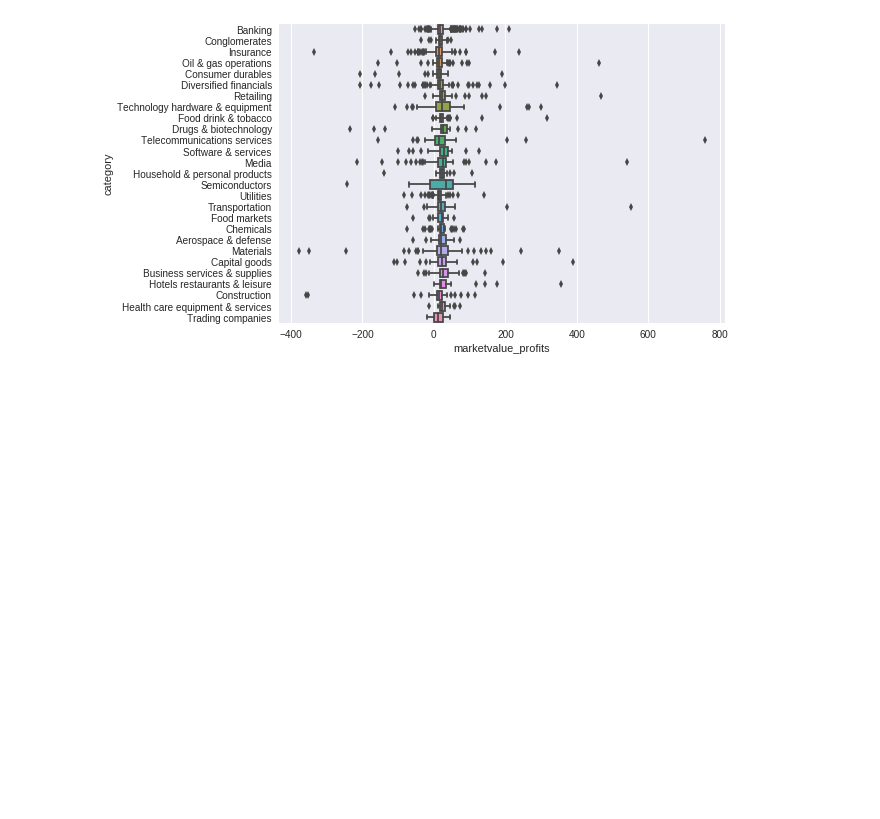
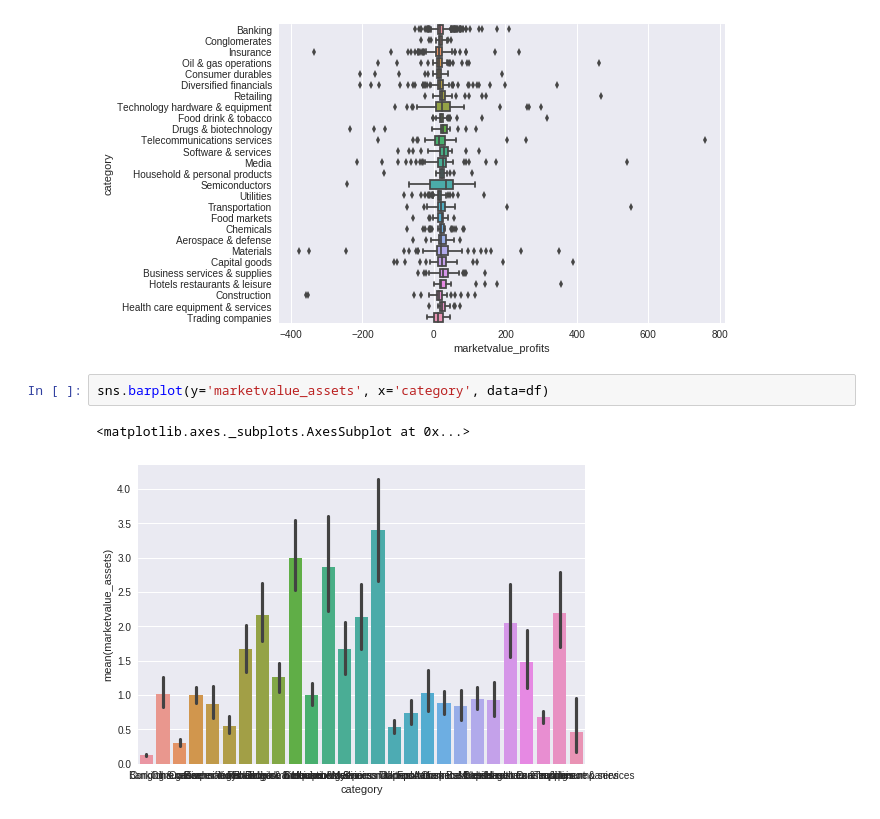
Before and after one commit to mkainula/ml-engineer, a Jupyter notebook: 02_Visualization/Assignment.ipynb, the cells around one changed output. Saved outputs shown, nothing was run; the diff lists cells and outputs as text; blank space fills up the shorter version.

```diff
--- a/02_Visualization/Assignment.ipynb
+++ b/02_Visualization/Assignment.ipynb
@@ -33,3 +34,8 @@ sns.boxplot(y='category', x='marketvalue_profits', data=df)
 # %% [output]
 <matplotlib.axes._subplots.AxesSubplot at 0x...>
 [figure]
+# %%
+sns.barplot(y='marketvalue_assets', x='category', data=df)
+# %% [output]
+<matplotlib.axes._subplots.AxesSubplot at 0x...>
+[figure, added]
```
Also changed, not shown: parts of 3 cells of this notebook.
